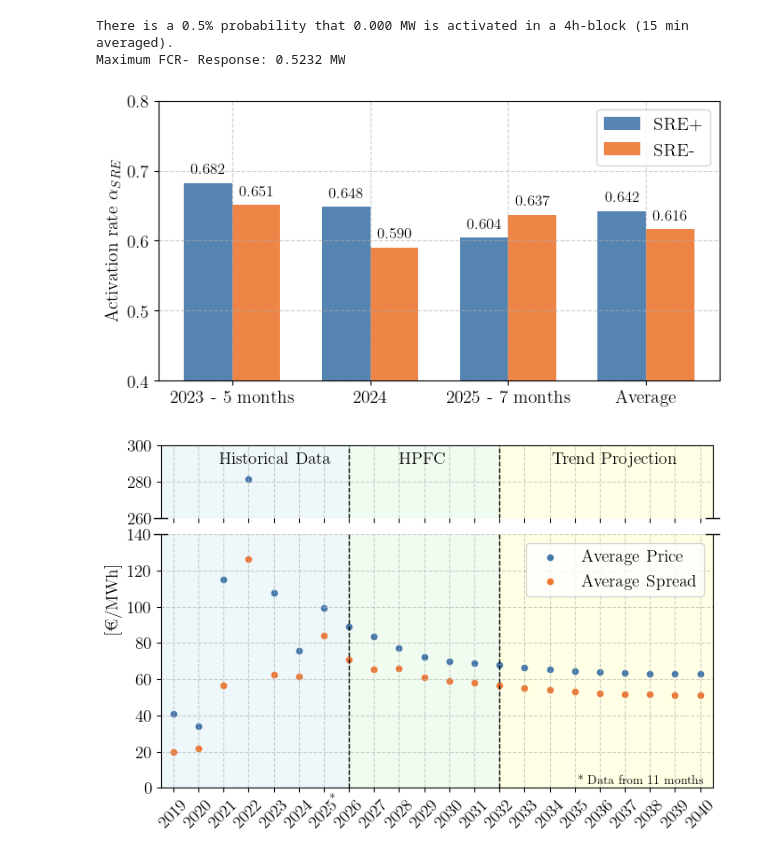
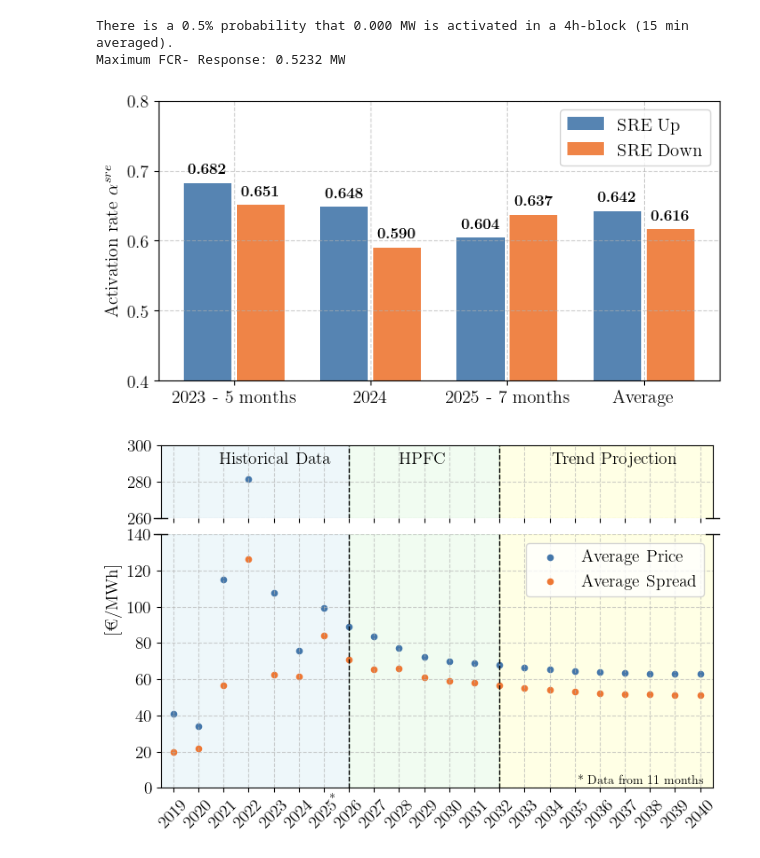
Before and after one commit to JWallimann/Report_Plottings, a Jupyter notebook: FCR_Analysis_Plots.ipynb, the cells around one changed output. Cells and saved outputs as stored; diff of their text form; code cells hidden in the pictures.

```diff
--- a/FCR_Analysis_Plots.ipynb
+++ b/FCR_Analysis_Plots.ipynb
@@ -291,46 +291,46 @@ def plot_sre_activation():
     fig, ax = plt.subplots(figsize=(7, 3.75))
 
     # --- Bars ---
-    bars_sre = ax.bar(x - width/2, sre_pos_activation, width,
-                      label=r'SRE+', color=color_da_node, alpha=0.9)
-    bars_tre = ax.bar(x + width/2, tre_neg_activation, width,
-                      label=r'SRE-', color=color_bess_node, alpha=0.9)
+    bars_sre = ax.bar(x - width/1.8, sre_pos_activation, width,
+                      label=r'SRE Up', color=color_da_node, alpha=0.9)
+    bars_tre = ax.bar(x + width/1.8, tre_neg_activation, width,
+                      label=r'SRE Down', color=color_bess_node, alpha=0.9)
 
     # --- Axis labels ---
     #ax.set_xlabel(r'Year')
-    ax.set_ylabel(r'Activation rate $\alpha_{SRE}$')
+    ax.set_ylabel(r'Activation rate $\alpha^{sre}$')
     ax.set_xticks(x)
     ax.set_xticklabels(year)
     ax.grid(True, linestyle='--', alpha=0.6)
     ax.set_ylim(0.4, 0.8)
 
     # --- Add numeric values on top ---
     def add_labels(bars):
         for bar in bars:
             height = bar.get_height()
             ax.text(
                 bar.get_x() + bar.get_width()/2,
                 height + 0.01,                             # vertical offset
-                rf'{height:.3f}',                          # number format
+                rf'\textbf{{{height:.3f}}}',                         # number format
                 ha='center', va='bottom', fontsize=12
             )
 
     add_labels(bars_sre)
     add_labels(bars_tre)
 
     ax.legend()
 
     plt.tight_layout()
 
     # Save
     save_path = os.path.join(output_folder, "SRE_activation.jpg")
     fig.savefig(save_path, dpi=1000, bbox_inches='tight', pad_inches=0.05)
 
     plt.show()
 
 plot_sre_activation()
 # %% [output]
-[figure, old version]
+[figure, new version]
 # %%
 def plot_hpfc_variables():
 
```
Also changed, not shown: parts of 1 cell of this notebook, 28 other files.
